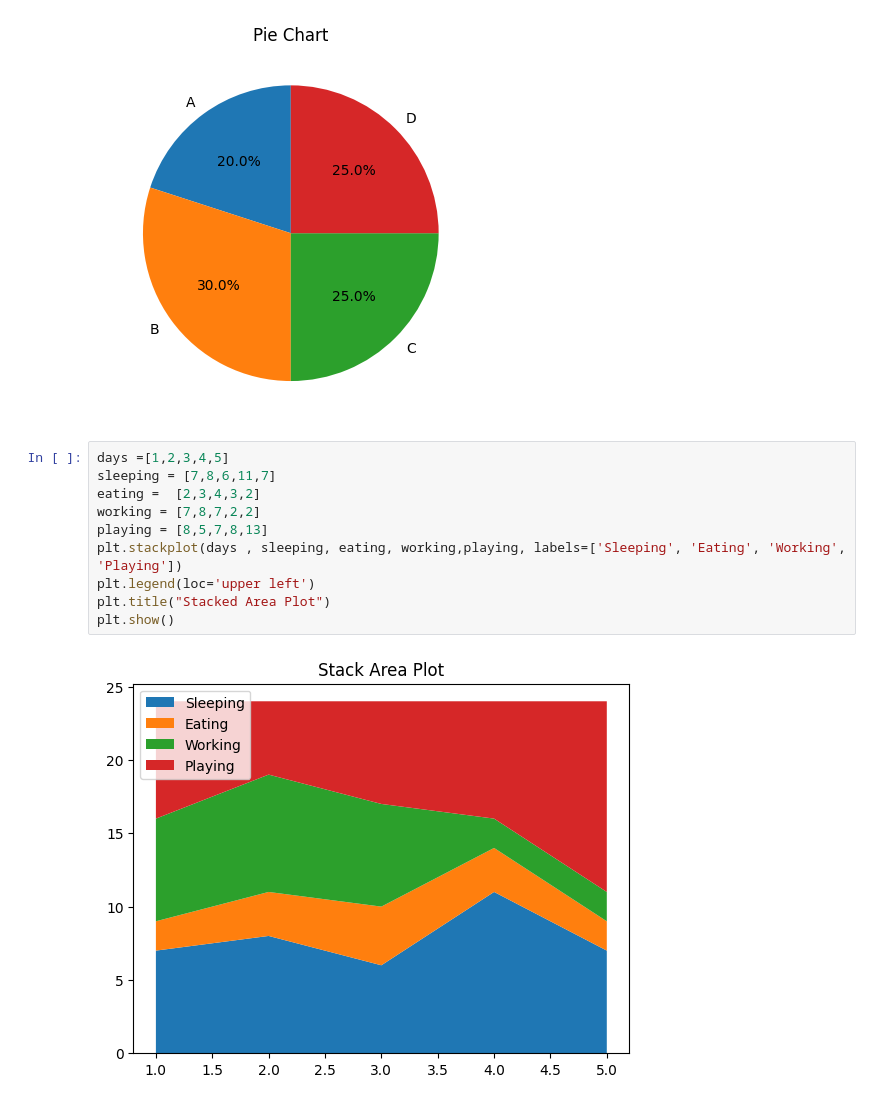
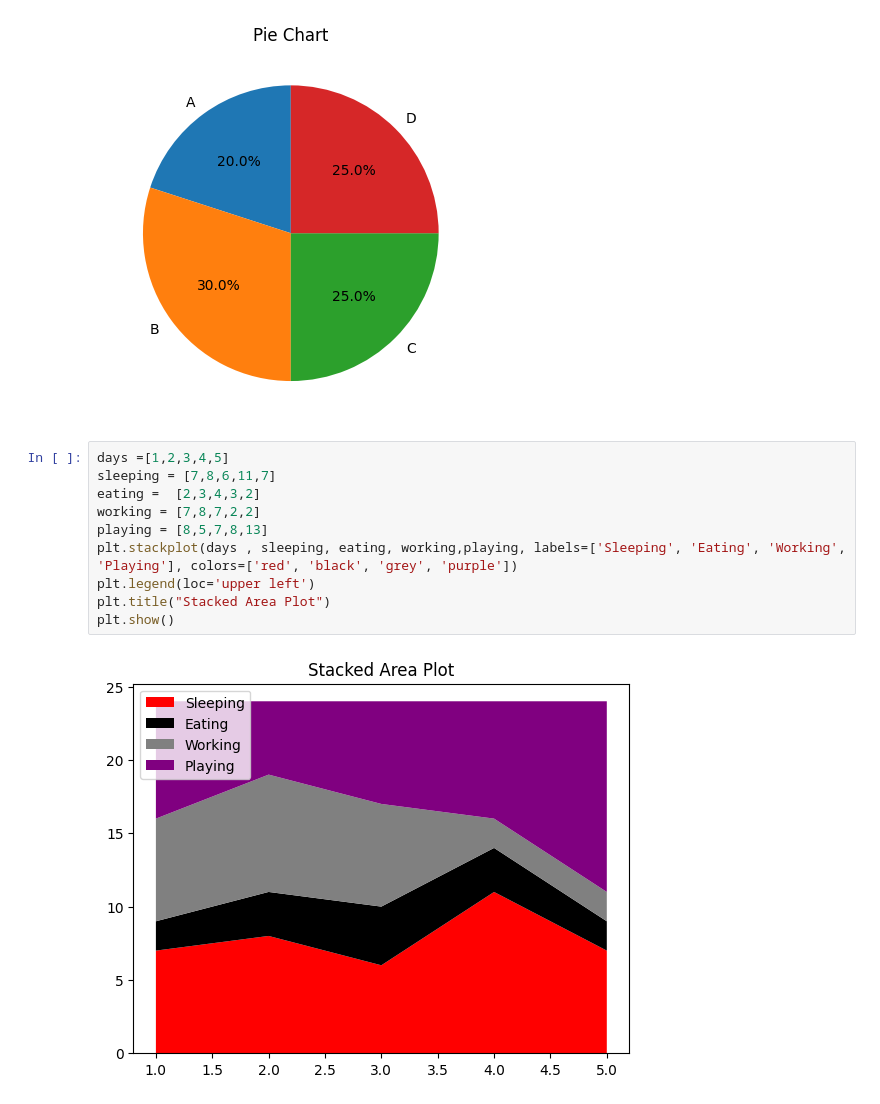
Before and after one commit to amayamohan/Data-science, a Jupyter notebook: practice_matplotlib.ipynb, the cells around one changed output. Saved outputs shown, nothing was run; the diff lists cells and outputs as text.

Commit message:
matplotlib added stack area plot

```diff
--- a/practice_matplotlib.ipynb
+++ b/practice_matplotlib.ipynb
@@ -56,12 +56,12 @@ plt.show()
 # %%
 days =[1,2,3,4,5]
 sleeping = [7,8,6,11,7]
 eating =  [2,3,4,3,2]
 working = [7,8,7,2,2]
 playing = [8,5,7,8,13]
-plt.stackplot(days , sleeping, eating, working,playing, labels=['Sleeping', 'Eating', 'Working', 'Playing'])
+plt.stackplot(days , sleeping, eating, working,playing, labels=['Sleeping', 'Eating', 'Working', 'Playing'], colors=['red', 'black', 'grey', 'purple'])
 plt.legend(loc='upper left')
 plt.title("Stacked Area Plot")
 plt.show()
 # %% [output]
-[figure, old version]
+[figure, new version]
```
